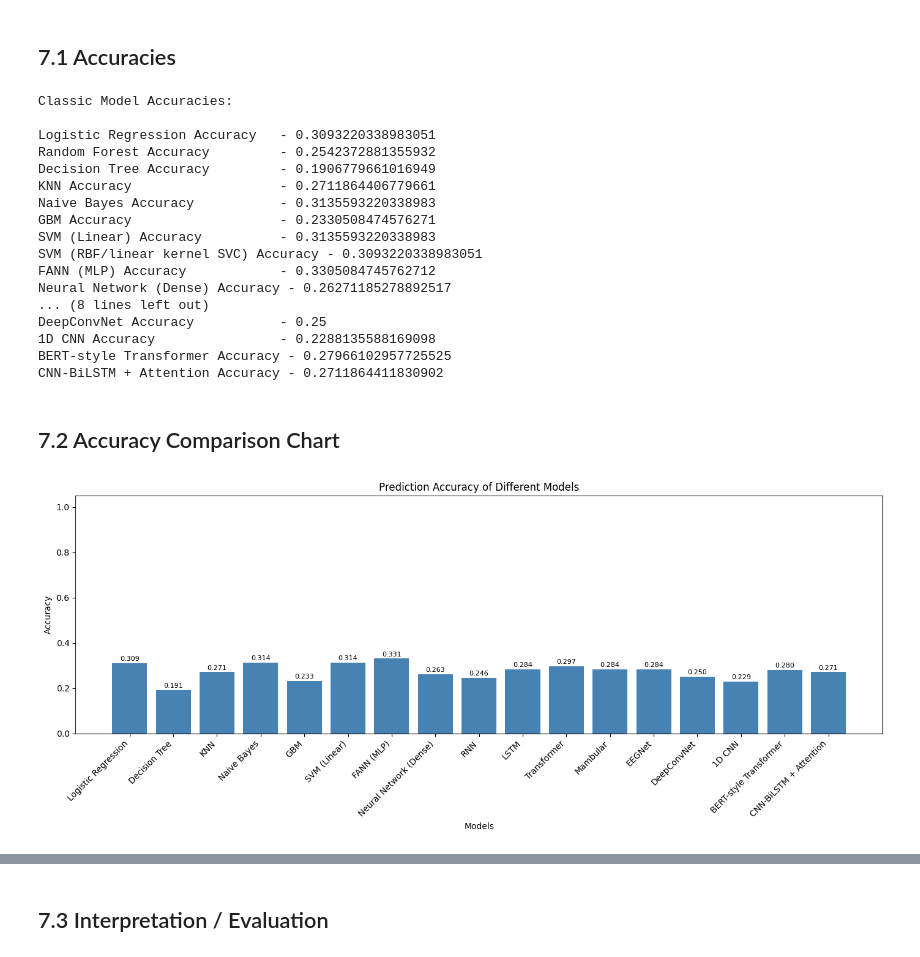
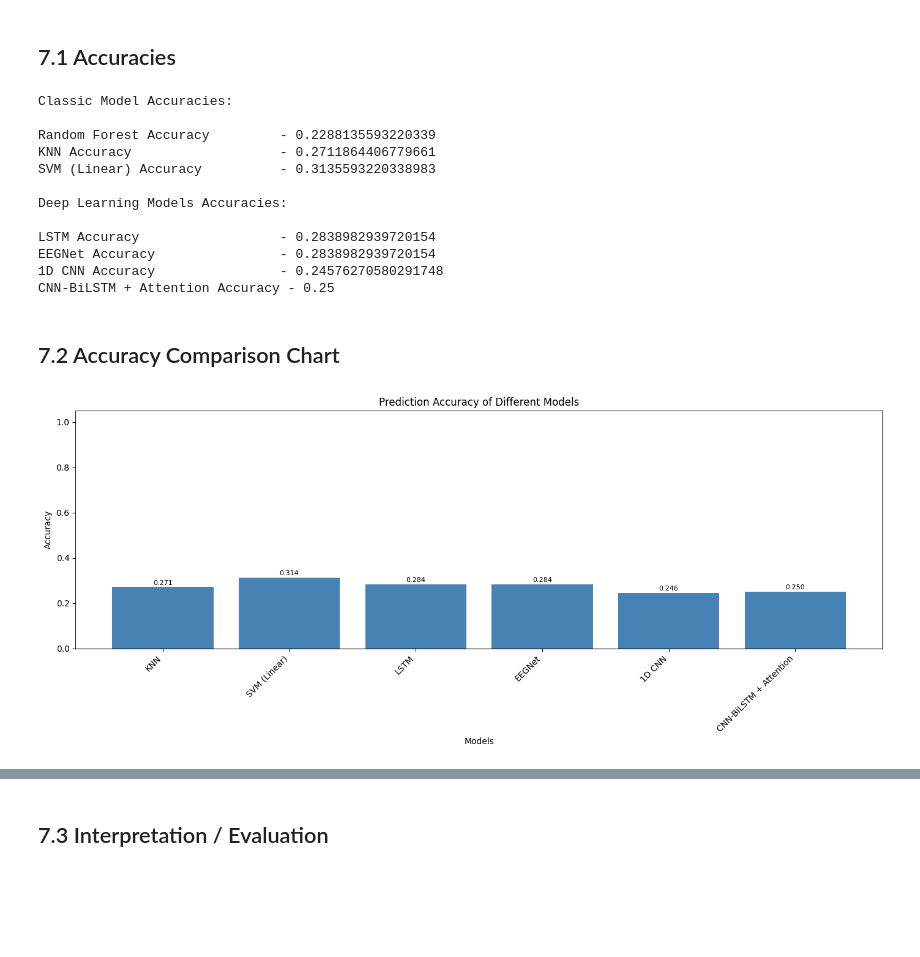
Before and after one commit to mushfique-tajwar/VR-EEG-Deep-Learning, a Jupyter notebook: code.ipynb, the cells around one changed output, grey strips where cells are left out. Cells and saved outputs as stored; diff of their text form; code cells hidden in the pictures; blank space fills up the shorter version.

```diff
--- a/code.ipynb
+++ b/code.ipynb
@@ -1100,7 +1042,7 @@ if 'classic_models' in globals():
 
 print(f"Starting Leave-One-Subject-Out (LOSO) Cross-Validation across {n_splits} folds...\n")
 
-MAX_FOLDS = 10  # Limit folds to avoid RAM exhaustion
+MAX_FOLDS = 15  # Limit folds to avoid RAM exhaustion
 
 # Re-initialize the score dictionary to ensure it catches all models defined in Cell 70
 loso_classical_scores = {name: [] for name in models.keys()}
@@ -2090,99 +1649,66 @@ Determining the accuracies
 # %% [markdown]
 ## 7.1 Accuracies
 # %%
-# Print accuracies (only for models that were run)
-
-
 def _p(label: str, var: str):
     if var in globals() and globals()[var] is not None:
         print(f"{label:<30} - {float(globals()[var])}")
 
-
 print('Classic Model Accuracies:\n')
-_p('Logistic Regression Accuracy', 'log_acc')
 _p('Random Forest Accuracy', 'rf_acc')
-_p('Decision Tree Accuracy', 'dt_acc')
 _p('KNN Accuracy', 'knn_acc')
-_p('Naive Bayes Accuracy', 'nb_acc')
-_p('GBM Accuracy', 'gbm_acc')
 _p('SVM (Linear) Accuracy', 'svm_acc')
-_p('SVM (RBF/linear kernel SVC) Accuracy', 'svm_svc_acc')
-_p('FANN (MLP) Accuracy', 'fann_acc')
-_p('Neural Network (Dense) Accuracy', 'nn_acc')
-
 
 print('\nDeep Learning Models Accuracies:\n')
-_p('RNN Accuracy', 'rnn_acc')
 _p('LSTM Accuracy', 'lstm_acc')
-_p('Transformer Accuracy', 'transformer_acc')
-_p('Mambular Accuracy', 'mambular_acc')
 _p('EEGNet Accuracy', 'eegnet_acc')
-_p('DeepConvNet Accuracy', 'deepconvnet_acc')
 _p('1D CNN Accuracy', 'cnn_acc')
-_p('BERT-style Transformer Accuracy', 'bert_acc')
 _p('CNN-BiLSTM + Attention Accuracy', 'cnn_bilstm_attn_acc')
 # %% [output]
 Classic Model Accuracies:
 
-Logistic Regression Accuracy   - 0.3093220338983051
-Random Forest Accuracy         - 0.2542372881355932
-Decision Tree Accuracy         - 0.1906779661016949
+Random Forest Accuracy         - 0.2288135593220339
 KNN Accuracy                   - 0.2711864406779661
-Naive Bayes Accuracy           - 0.3135593220338983
-GBM Accuracy                   - 0.2330508474576271
 SVM (Linear) Accuracy          - 0.3135593220338983
-SVM (RBF/linear kernel SVC) Accuracy - 0.3093220338983051
-FANN (MLP) Accuracy            - 0.3305084745762712
-Neural Network (Dense) Accuracy - 0.26271185278892517
-... (8 lines left out)
-DeepConvNet Accuracy           - 0.25
-1D CNN Accuracy                - 0.2288135588169098
-BERT-style Transformer Accuracy - 0.27966102957725525
-CNN-BiLSTM + Attention Accuracy - 0.2711864411830902
+
+Deep Learning Models Accuracies:
+
+LSTM Accuracy                  - 0.2838982939720154
+EEGNet Accuracy                - 0.2838982939720154
+1D CNN Accuracy                - 0.24576270580291748
+CNN-BiLSTM + Attention Accuracy - 0.25
 # %% [markdown]
 ## 7.2 Accuracy Comparison Chart
 # %%
 # Accuracy comparison across models (only include ones that exist)
 model_acc = {}
 for name, var in [
-    ('Logistic Regression', 'log_acc'),
-    ('Decision Tree', 'dt_acc'),
     ('KNN', 'knn_acc'),
-    ('Naive Bayes', 'nb_acc'),
-    ('GBM', 'gbm_acc'),
     ('SVM (Linear)', 'svm_acc'),
-    ('FANN (MLP)', 'fann_acc'),
-    ('Neural Network (Dense)', 'nn_acc'),
-    ('RNN', 'rnn_acc'),
     ('LSTM', 'lstm_acc'),
-    ('Transformer', 'transformer_acc'),
-    ('Mambular', 'mambular_acc'),
     ('EEGNet', 'eegnet_acc'),
-    ('DeepConvNet', 'deepconvnet_acc'),
     ('1D CNN', 'cnn_acc'),
-    ('BERT-style Transformer', 'bert_acc'),
     ('CNN-BiLSTM + Attention', 'cnn_bilstm_attn_acc'),
  ]:
     if var in globals():
         model_acc[name] = float(globals()[var])
 
 plt.figure(figsize=(14, 6))
 names = list(model_acc.keys())
 scores = list(model_acc.values())
 bars = plt.bar(names, scores, color='steelblue')
 plt.xticks(rotation=45, ha='right')
 plt.xlabel('Models')
 plt.ylabel('Accuracy')
 plt.title('Prediction Accuracy of Different Models')
 
 for b, s in zip(bars, scores):
     plt.text(b.get_x() + b.get_width()/2, s + 0.005, f'{s:.3f}', ha='center', va='bottom', fontsize=8)
 
 plt.ylim(0, 1.05)
 plt.tight_layout()
 plt.show()
 # %% [output]
-[figure, old version]
+[figure, new version]
 # %%
 print(model_acc)
 print('============================================================')
```
Also changed, not shown: parts of 40 cells of this notebook, 1 other file.
